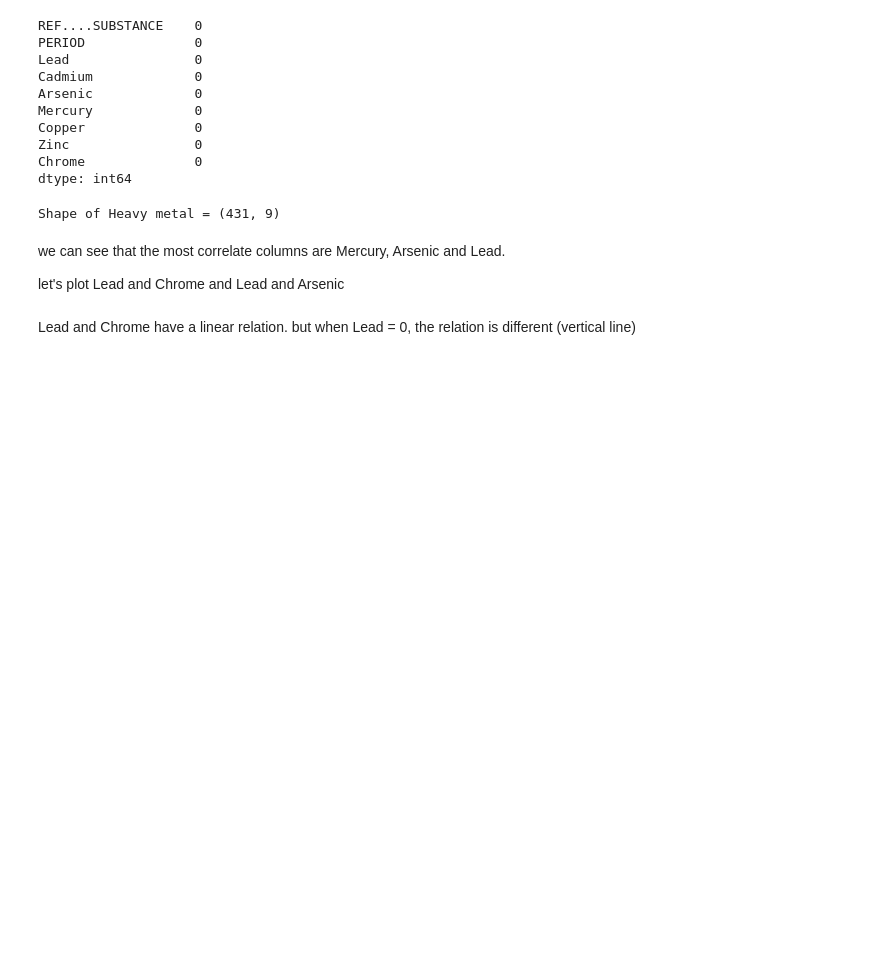
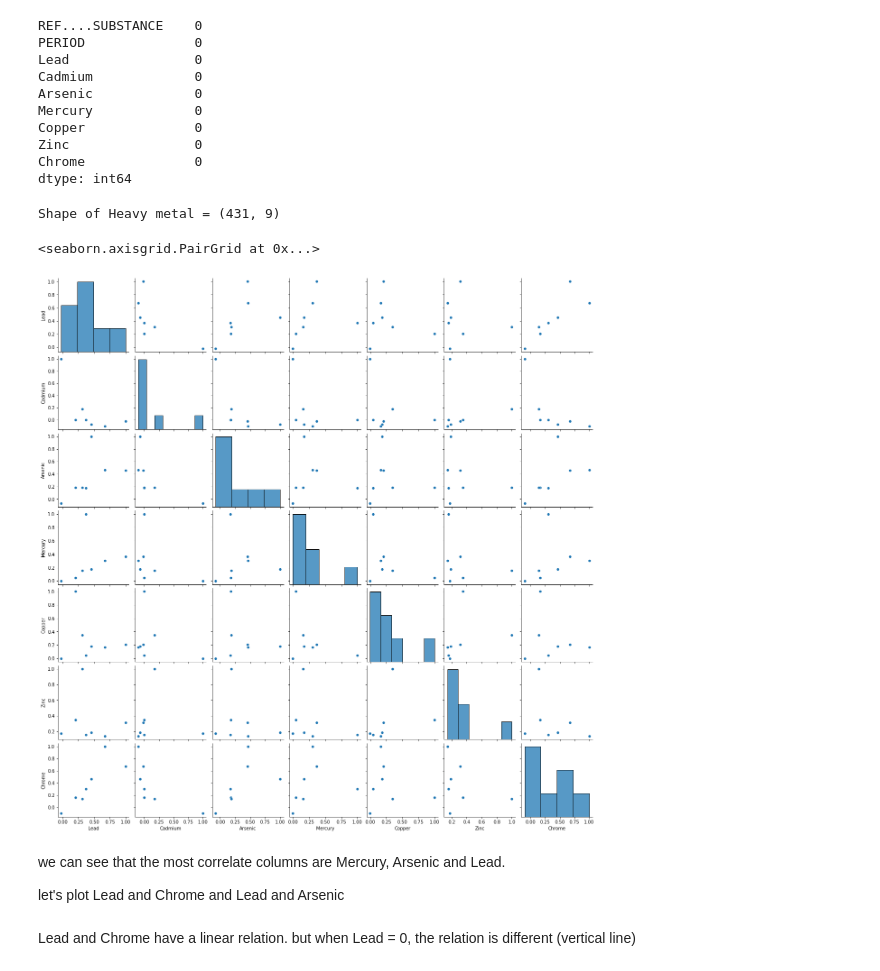
Before and after one commit to Nooreyni/Beeodiversity, a Jupyter notebook: bee_final.ipynb, the cells around one changed output. Saved outputs shown, nothing was run; the diff lists cells and outputs as text; code cells hidden in the pictures; blank space fills up the shorter version.

```diff
--- a/bee_final.ipynb
+++ b/bee_final.ipynb
@@ -105,7 +105,10 @@ Shape of Heavy metal = (431, 9)
 # sns.heatmap(hm.corr(), cmap='coolwarm')
 # %%
 # pairplot
-# sns.pairplot(hm.corr())
+sns.pairplot(hm.corr())
+# %% [output]
+<seaborn.axisgrid.PairGrid at 0x...>
+[figure, added]
 # %% [markdown]
 we can see that the most correlate columns are Mercury, Arsenic and Lead.
 
```
Also changed, not shown: parts of 5 cells of this notebook.
